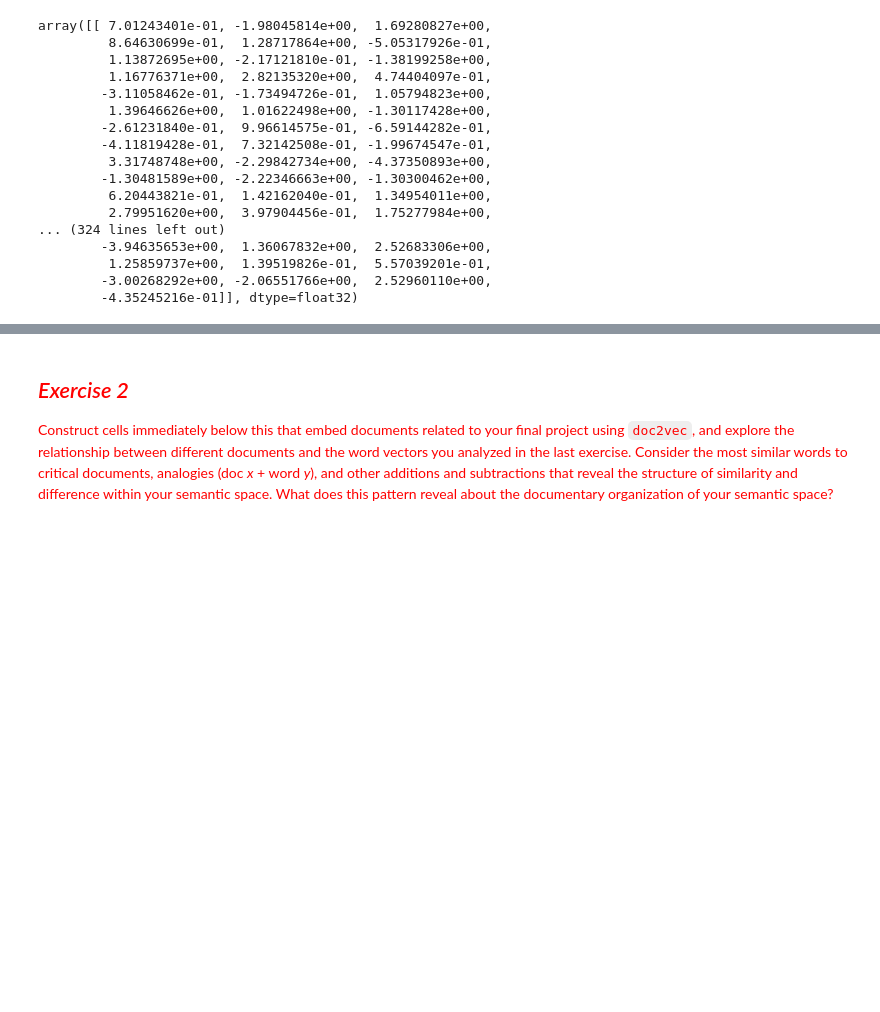
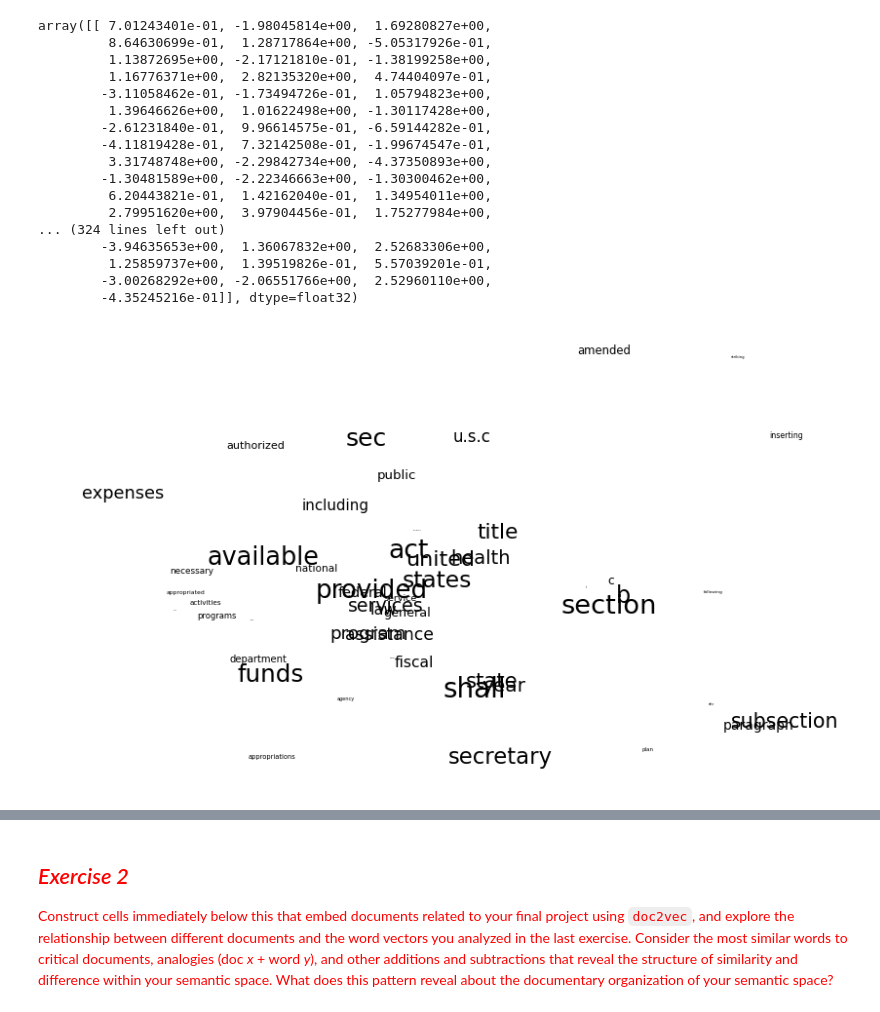
Before and after one commit to michplunkett/computational-content-analysis, a Jupyter notebook: 4-MichaelPlunkett-Answers.ipynb, the cells around one changed output, grey strips where cells are left out. Cells and saved outputs as stored; diff of their text form; code cells hidden in the pictures; blank space fills up the shorter version.

```diff
--- a/4-MichaelPlunkett-Answers.ipynb
+++ b/4-MichaelPlunkett-Answers.ipynb
@@ -508,0 +528,5 @@ tsne_words = sklearn.manifold.TSNE(n_components=2).fit_transform(reduced_pca_dat
+# %%
+# Create a word cloud of the reduced PCA analysis
+plot_words(reduced_pca_words)
+# %% [output]
+[figure, added]
```
Also changed, not shown: parts of 5 cells of this notebook.
